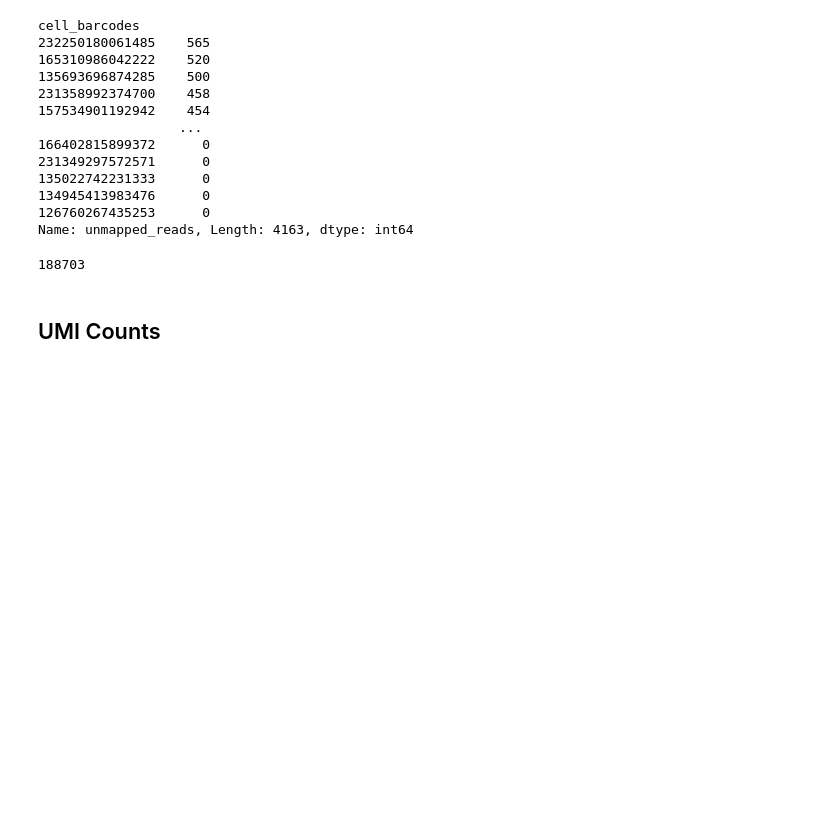
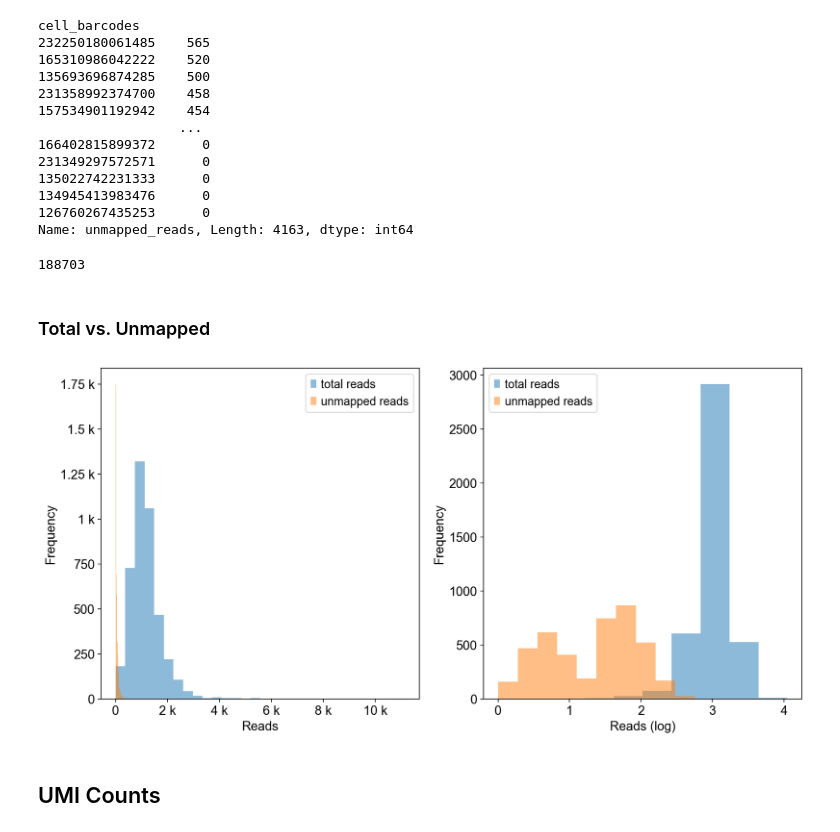
Before and after one commit to hisplan/sharp, a Jupyter notebook: manual-inspection/inspect-citeseq-v2.ipynb, the cells around one changed output. Cells and saved outputs as stored; diff of their text form; code cells hidden in the pictures; blank space fills up the shorter version.

Commit message:
Add total vs. unmapped reads

```diff
--- a/manual-inspection/inspect-citeseq-v2.ipynb
+++ b/manual-inspection/inspect-citeseq-v2.ipynb
@@ -328,6 +328,34 @@ Name: unmapped_reads, Length: 4163, dtype: int64
 adata.obs["unmapped_reads"].sum()
 # %% [output]
 188703
+# %% [markdown]
+### Total vs. Unmapped
+# %%
+fig, ax = plt.subplots(ncols=2, figsize=(12, 6), facecolor="white")
+ax = np.ravel(ax)
+
+ax[0].hist(adata.obs["total_reads"], bins=30, label="total reads", alpha=0.5)
+ax[0].hist(adata.obs["unmapped_reads"], bins=30, label="unmapped reads", alpha=0.5)
+
+ax[0].set_xlabel("Reads")
+ax[0].set_ylabel("Frequency")
+ax[0].xaxis.set_major_formatter(matplotlib.ticker.EngFormatter())
+ax[0].yaxis.set_major_formatter(matplotlib.ticker.EngFormatter())
+ax[0].grid(b=False)
+ax[0].legend()
+
+ax[1].hist(np.log10(adata.obs["total_reads"] + 1), label="total reads", alpha=0.5)
+ax[1].hist(np.log10(adata.obs["unmapped_reads"] + 1), label="unmapped reads", alpha=0.5)
+
+ax[1].set_xlabel("Reads (log)")
+ax[1].set_ylabel("Frequency")
+ax[1].grid(b=False)
+ax[1].legend()
+
+plt.tight_layout()
+plt.show()
+# %% [output]
+[figure, added]
 # %% [markdown]
 ## UMI Counts
 # %%
```
